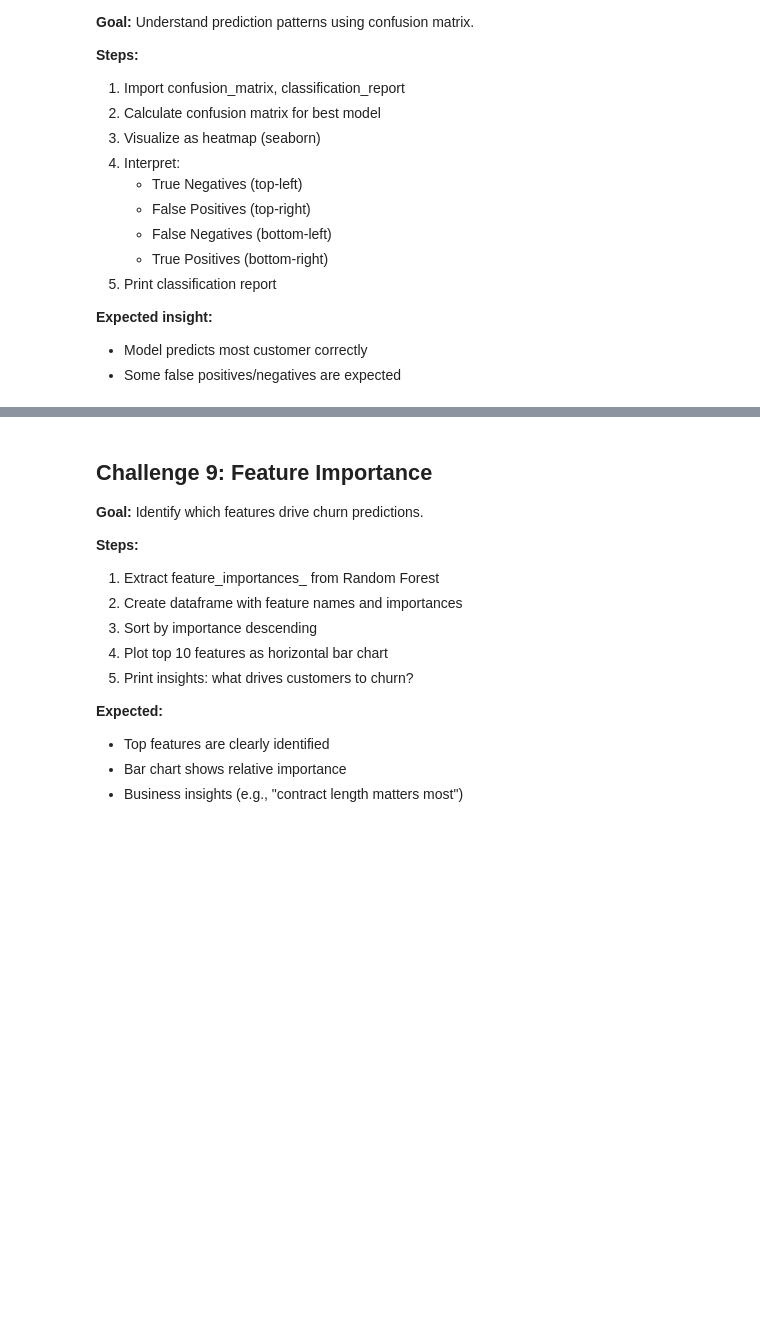
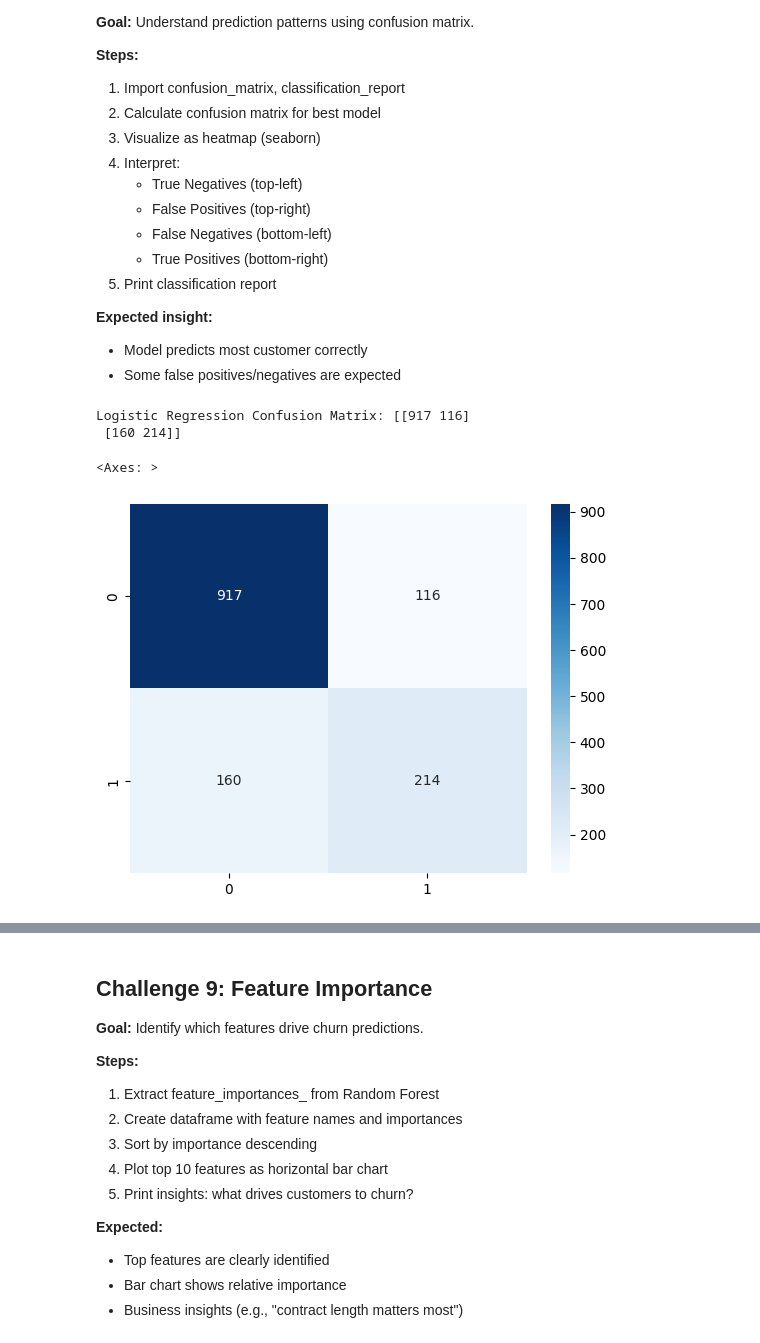
Before and after one commit to jjcatulle/AI-ML-refresher, a Jupyter notebook: phases/phase1/completed/STARTER_Weeks4-5_ChurnPredictor.ipynb, the cells around one changed output, grey strips where cells are left out. Saved outputs shown, nothing was run; the diff lists cells and outputs as text; code cells hidden in the pictures; blank space fills up the shorter version.

```diff
--- a/phases/phase1/completed/STARTER_Weeks4-5_ChurnPredictor.ipynb
+++ b/phases/phase1/completed/STARTER_Weeks4-5_ChurnPredictor.ipynb
@@ -342,0 +710,5 @@ plt.show()
+# %%
+X_train_processed = preprocessor.fit_transform(X_train)
+X_test_processed = preprocessor.transform(X_test)
+
+X_train_processed.shape, X_test_processed.shape
@@ -358,0 +738,4 @@ plt.show()
+# %%
+model1=LogisticRegression(random_state=42,max_iter=1000)
+
+model1.fit(X_train_processed, y_train)
@@ -381,4 +772,4 @@ plt.show()
 # %%
-# Challenge 6: Make Predictions
 
-# YOUR CODE HERE
+lr_model_preds=model1.predict(X_test_processed)
+lr_model_preds[:10]
@@ -425,6 +887,15 @@ plt.show()
 - Model predicts most customer correctly
 - Some false positives/negatives are expected
 # %%
-# Challenge 8: Confusion Matrix
+from sklearn.metrics import confusion_matrix, classification_report
 
-# YOUR CODE HERE
+lr_cm=confusion_matrix(y_test, lr_model_preds)
+print("Logistic Regression Confusion Matrix:",lr_cm)
+# %% [output]
+Logistic Regression Confusion Matrix: [[917 116]
+ [160 214]]
+# %%
+sns.heatmap(lr_cm, annot=True, fmt='d', cmap='Blues')
+# %% [output]
+<Axes: >
+[figure, added]
```
Also changed, not shown: parts of 70 cells of this notebook.
